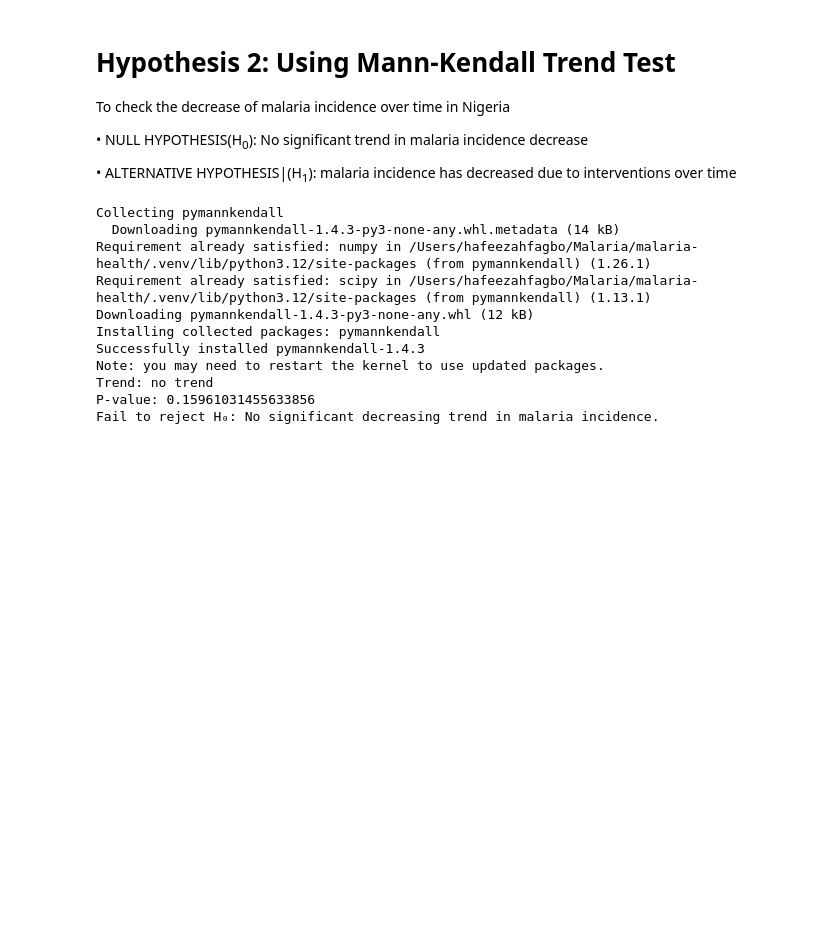
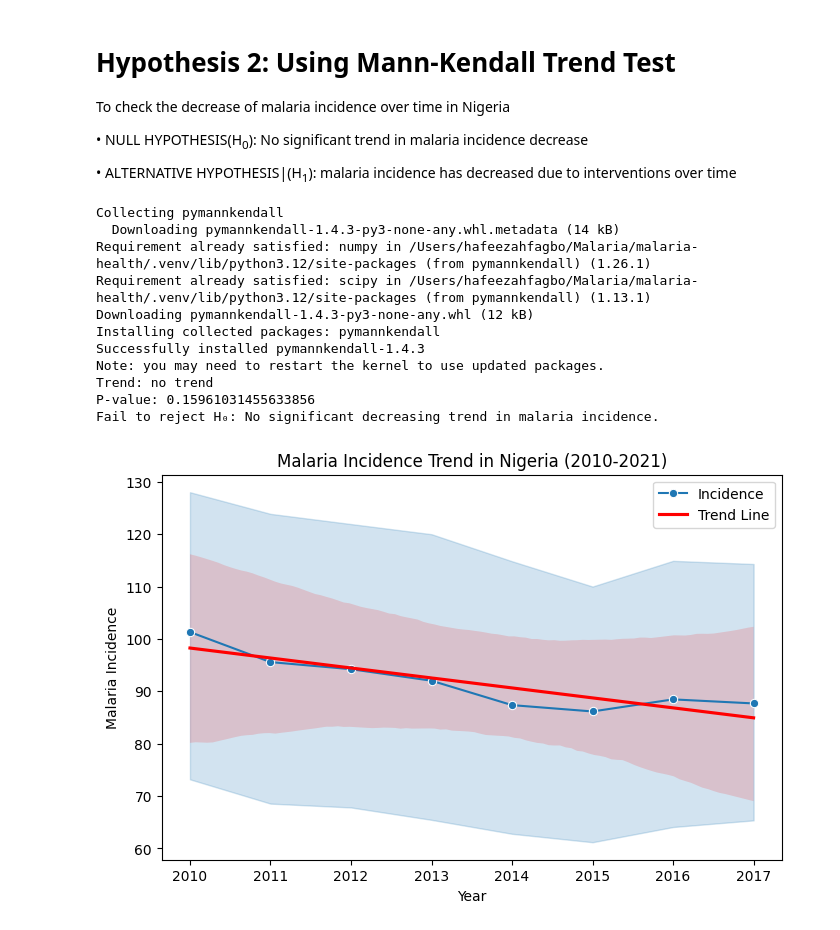
Before and after one commit to UmmH3/malaria-health, a Jupyter notebook: jupyter_notebooks/Statistical analysis.ipynb, the cells around one changed output. Drawn from its saved outputs; the diff is of its cells as text; code cells hidden in the pictures; blank space fills up the shorter version.

```diff
--- a/jupyter_notebooks/Statistical analysis.ipynb
+++ b/jupyter_notebooks/Statistical analysis.ipynb
@@ -109,3 +109,16 @@ Note: you may need to restart the kernel to use updated packages.
 Trend: no trend
 P-value: 0.15961031455633856
 Fail to reject H₀: No significant decreasing trend in malaria incidence.
+# %%
+# Plot malaria incidence over time
+plt.figure(figsize=(8, 5))
+sns.lineplot(x=df_sorted['Year'], y=df_sorted['Malaria Incidence'], marker="o", label="Incidence")
+sns.regplot(x=df_sorted['Year'], y=df_sorted['Malaria Incidence'], scatter=False, label="Trend Line", color='red')
+
+plt.xlabel("Year")
+plt.ylabel("Malaria Incidence")
+plt.title("Malaria Incidence Trend in Nigeria (2010-2021)")
+plt.legend()
+plt.show()
+# %% [output]
+[figure, added]
```
Also changed, not shown: parts of 3 cells of this notebook.
